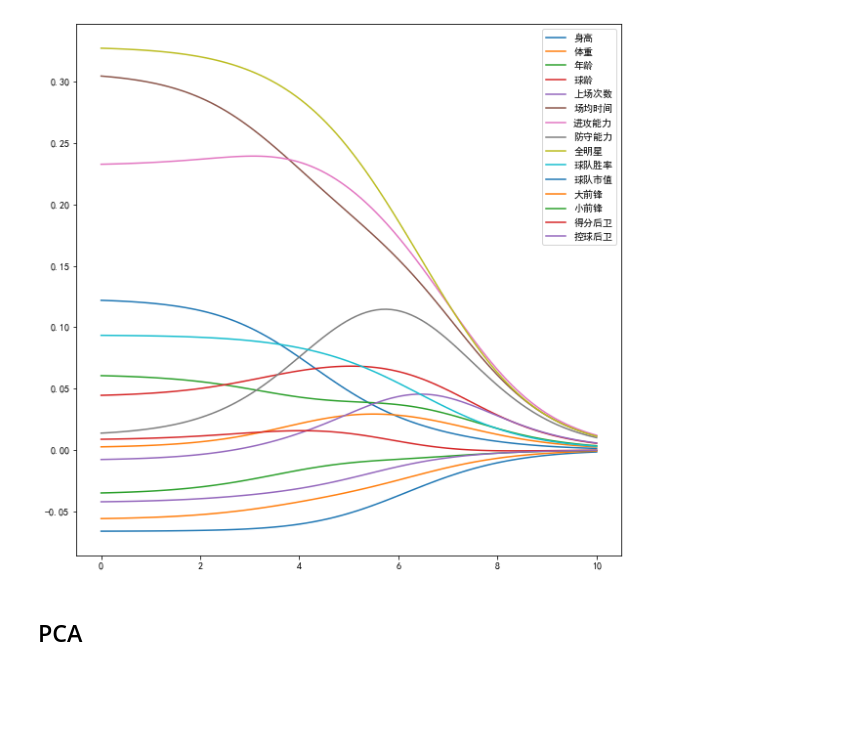
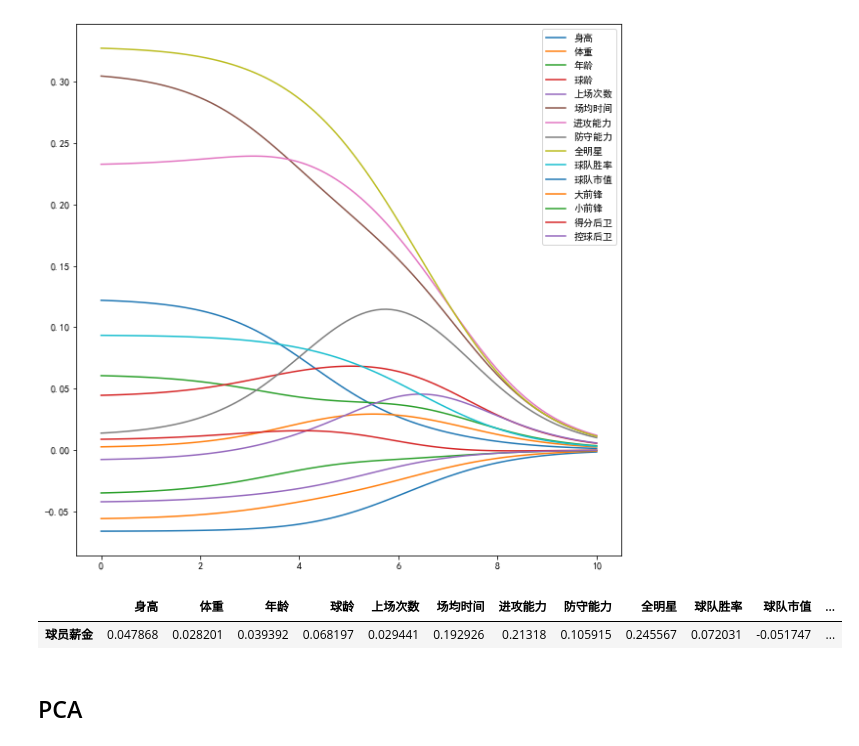
Before and after one commit to yy98/-, a Jupyter notebook: 编程期末作业.ipynb, the cells around one changed output. Drawn from its saved outputs; the diff is of its cells as text; code cells hidden in the pictures; blank space fills up the shorter version.

```diff
--- a/编程期末作业.ipynb
+++ b/编程期末作业.ipynb
@@ -273,5 +311,10 @@ Text(0, 0.5, '球员薪资')
 ana.plot_ridge(0,10)
 # %% [output]
 [figure]
+# %%
+ana.ridge(5).T
+# %% [output]
+|  | 身高 | 体重 | 年龄 | 球龄 | 上场次数 | 场均时间 | 进攻能力 | 防守能力 | 全明星 | 球队胜率 | 球队市值 | ... |
+| 球员薪金 | 0.047868 | 0.028201 | 0.039392 | 0.068197 | 0.029441 | 0.192926 | 0.21318 | 0.105915 | 0.245567 | 0.072031 | -0.051747 | ... |
 # %% [markdown]
 ## PCA
```
Also changed, not shown: parts of 38 cells of this notebook.
